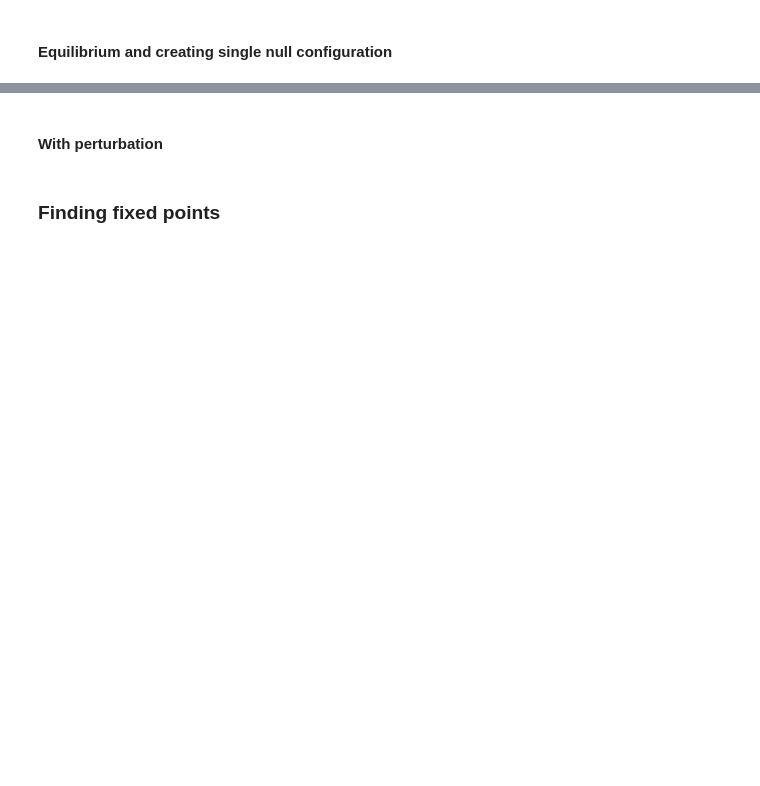
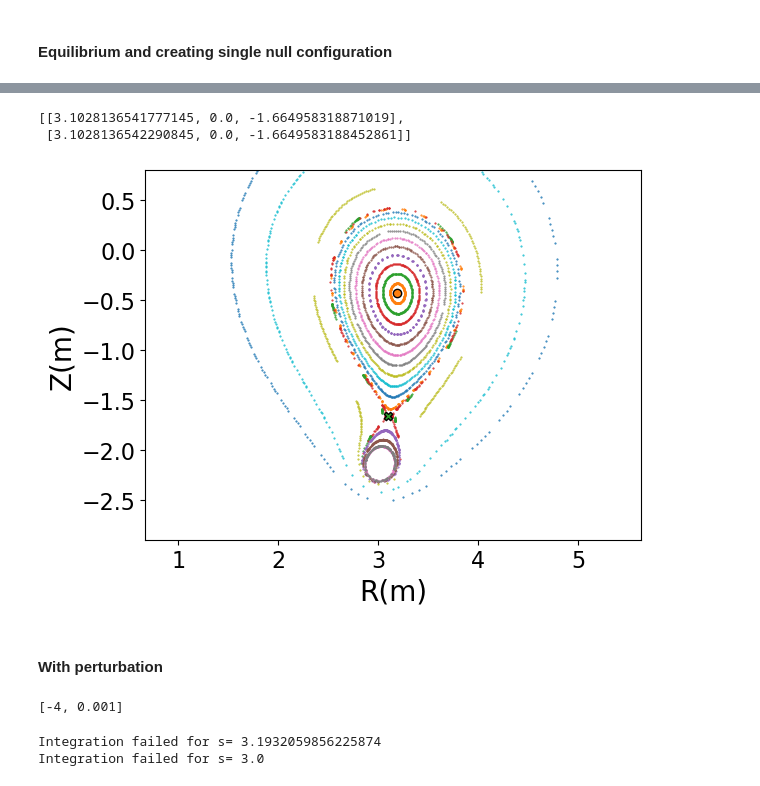
Before and after one commit to Akitzu/masterthesis, a Jupyter notebook: code/notebooks/toybox_tokamak.ipynb, the cells around one changed output, grey strips where cells are left out. Drawn from its saved outputs; the diff is of its cells as text; code cells hidden in the pictures; blank space fills up the shorter version.

```diff
--- a/code/notebooks/toybox_tokamak.ipynb
+++ b/code/notebooks/toybox_tokamak.ipynb
@@ -70,5 +85,0 @@ fig.get_axes()[0].set_ylim()
-# %%
-ax = fig.get_axes()[0]
-ax.set_xlim(3, 5)
-ax.set_ylim(-2.4, 0.5)
-fig
@@ -83,0 +93,15 @@ np.array([]) @ ps.dBdX([3.,0.,0.])
+# %%
+from pyoculus.solvers import FixedPoint
+
+# set up the integrator
+iparams = dict()
+iparams["rtol"] = 1e-12
+
+pparams = dict()
+pparams["nrestart"] = 0
+pparams['niter'] = 300
+
+fp = FixedPoint(ps, pparams, integrator_params=iparams)
+
+# fp.compute(guess=[3.5, 0], pp=1, qq=2, sbegin=2, send=4, tol = 1e-12)
+fp.compute(guess=[3.10, -1.66], pp=0, qq=1, sbegin=0.1, send=6, tol = 1e-10)
@@ -84,6 +119,15 @@ np.array([]) @ ps.dBdX([3.,0.,0.])
+# %%
+results = [list(p) for p in zip(fp.x, fp.y, fp.z)]
+results
+# %% [output]
+[[3.1028136541777145, 0.0, -1.664958318871019],
+ [3.1028136542290845, 0.0, -1.6649583188452861]]
+# %%
+ax.scatter(results[0][0], results[0][2], marker="X", edgecolors="black", linewidths=1)
+fig
+# %% [output]
+[figure, added]
 # %% [markdown]
 #### With perturbation
 # %%
 maxwellboltzmann = {"m": 3, "n": -2, "d": 1, "type": "maxwell-boltzmann", "amplitude": 0.01}
-# %% [markdown]
-### Finding fixed points
@@ -89,0 +136,5 @@ maxwellboltzmann = {"m": 3, "n": -2, "d": 1, "type": "maxwell-boltzmann", "ampli
+# %%
+ps.amplitudes = [-4, 0.001]
+print(ps.amplitudes)
+# %% [output]
+[-4, 0.001]
@@ -89,0 +161,7 @@ maxwellboltzmann = {"m": 3, "n": -2, "d": 1, "type": "maxwell-boltzmann", "ampli
+# %%
+pplot_perturbed = PoincarePlot(ps, pparams, integrator_params=iparams)
+pdata = pplot_perturbed.compute(RZs)
+# pdata = pplot.compute()
+# %% [output]
+Integration failed for s= 3.1932059856225874
+Integration failed for s= 3.0
```
Also changed, not shown: parts of 14 cells of this notebook.
